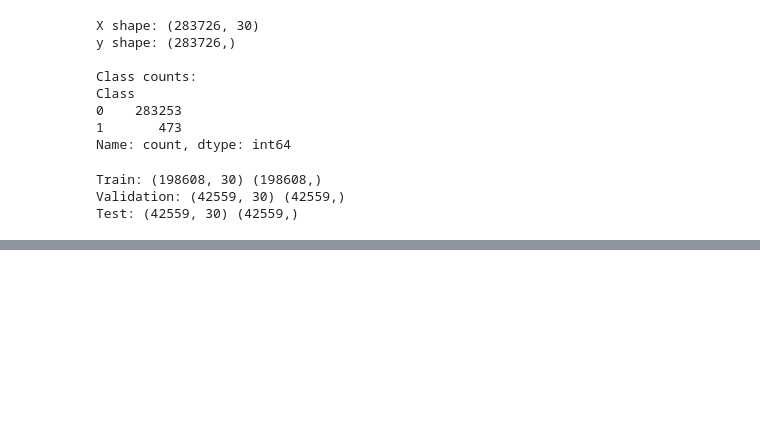
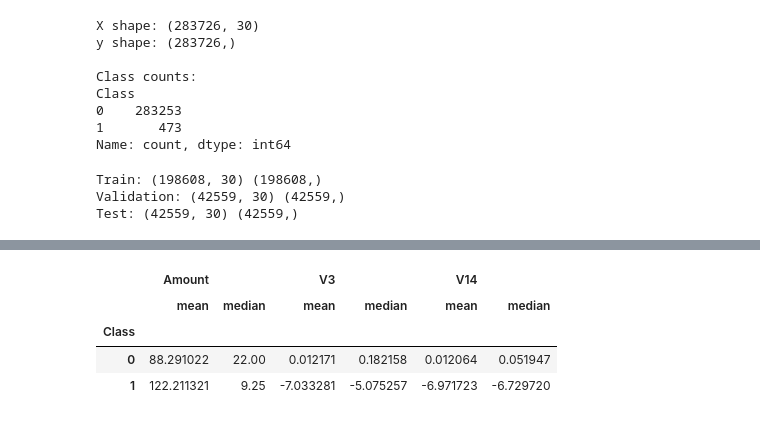
Before and after one commit to credit-card-fds/credit-card-fds, a Jupyter notebook: experiments/eda_and_split.ipynb, the cells around one changed output, grey strips where cells are left out. Cells and saved outputs as stored; diff of their text form; code cells hidden in the pictures; blank space fills up the shorter version.

```diff
--- a/experiments/eda_and_split.ipynb
+++ b/experiments/eda_and_split.ipynb
@@ -454,0 +465,11 @@ Test: 0.0016682722808336662
+# %%
+# 정상 거래와 사기 거래의 주요 변수 통계 비교
+comparison = df.groupby("Class")[["Amount", "V3", "V14"]].agg(["mean", "median"])
+
+comparison
+# %% [output]
+|  | Amount |  | V3 |  | V14 |  |
+|  | mean | median | mean | median | mean | median |
+| Class |  |  |  |  |  |  |
+| 0 | 88.291022 | 22.00 | 0.012171 | 0.182158 | 0.012064 | 0.051947 |
+| 1 | 122.211321 | 9.25 | -7.033281 | -5.075257 | -6.971723 | -6.729720 |
```
Also changed, not shown: parts of 8 cells of this notebook.
